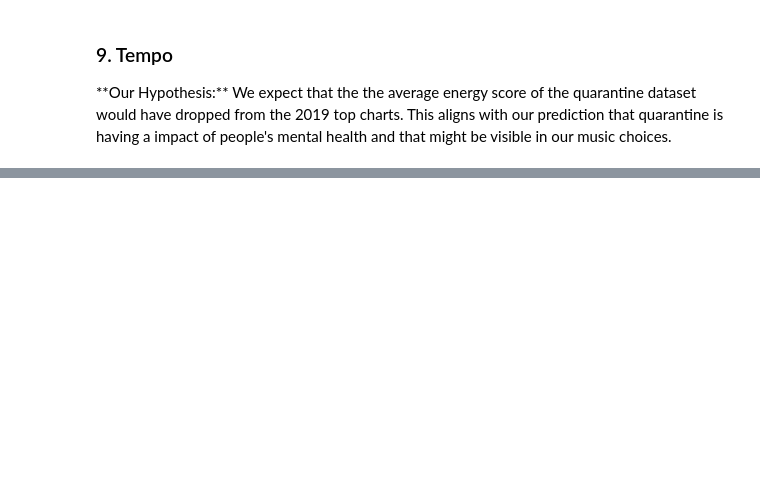
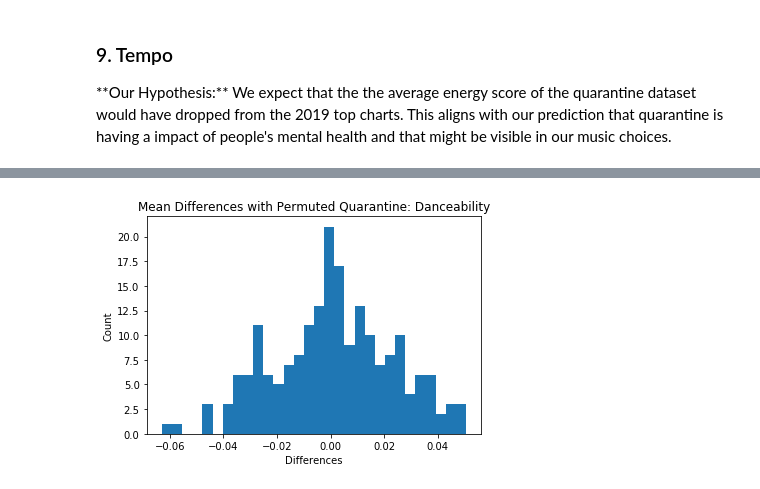
Before and after one commit to kzo2/Info-2950-Final-Project, a Jupyter notebook: data_analysis_v3.ipynb, the cells around one changed output, grey strips where cells are left out. Drawn from its saved outputs; the diff is of its cells as text; code cells hidden in the pictures; blank space fills up the shorter version.

Commit message:
adding permutations

```diff
--- a/data_analysis_v3.ipynb
+++ b/data_analysis_v3.ipynb
@@ -663,0 +674,7 @@ element.text("markdown words: " + words)
+# %%
+df_quarantine = tracks.assign(quarantine = one_list)
+df_2019 = tracks_2019.assign(quarantine = zero_list)
+# %%
+new = pd.concat([df_quarantine, df_2019])
+new["explicit"] = new["explicit"].astype(int)
+new = new.drop(columns=['id', 'type', 'track_href', 'analysis_url', 'time_signature', 'uri'])
@@ -663,0 +697,29 @@ element.text("markdown words: " + words)
+# %%
+def permuted_quarantine():
+    return np.random.permutation(new["quarantine"].copy())
+# %%
+def permuted_differences(feature):
+    new['quarantine'] = permuted_quarantine()
+
+    list_0 = []
+    list_1 = []
+
+    for i in range(len(new)):
+        if new['quarantine'].iloc[i] == 0:
+            list_0.append(new[feature].iloc[i])
+        else:
+            list_1.append(new[feature].iloc[i])
+
+    return np.mean(list_0) - np.mean(list_1)
+# %%
+plot = []
+for x in range(200):
+    plot.append(permuted_differences('danceability'))
+
+plt.hist(plot, bins=30)
+plt.title("Mean Differences with Permuted Quarantine: Danceability")
+plt.xlabel('Differences')
+plt.ylabel('Count')
+plt.show()
+# %% [output]
+[figure, added]
```
Also changed, not shown: parts of 18 cells of this notebook.
